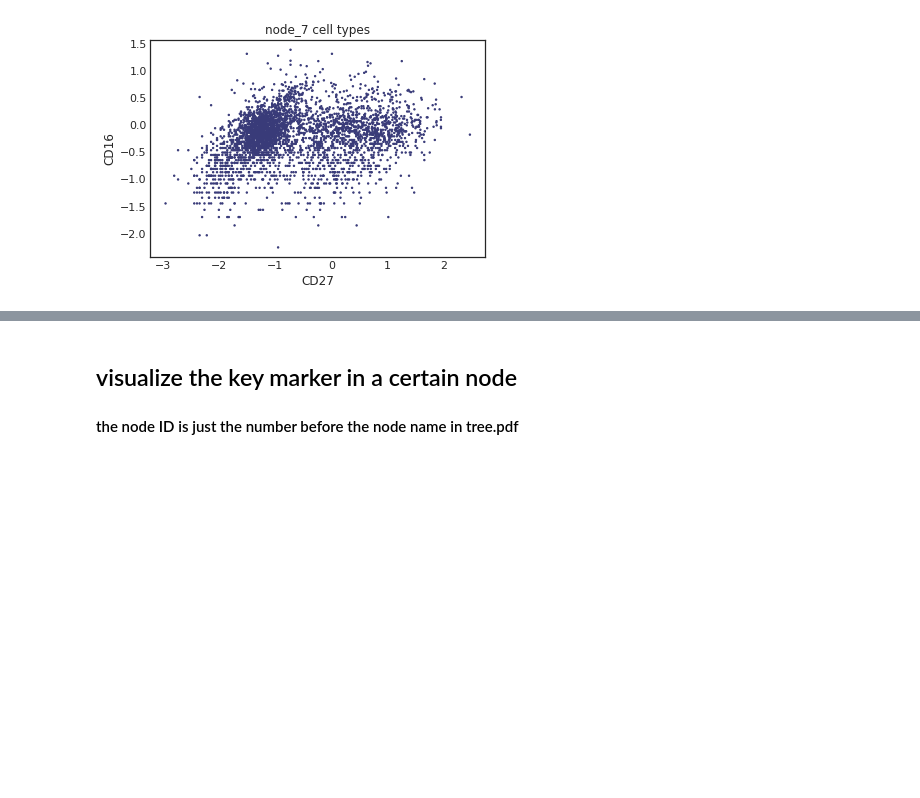
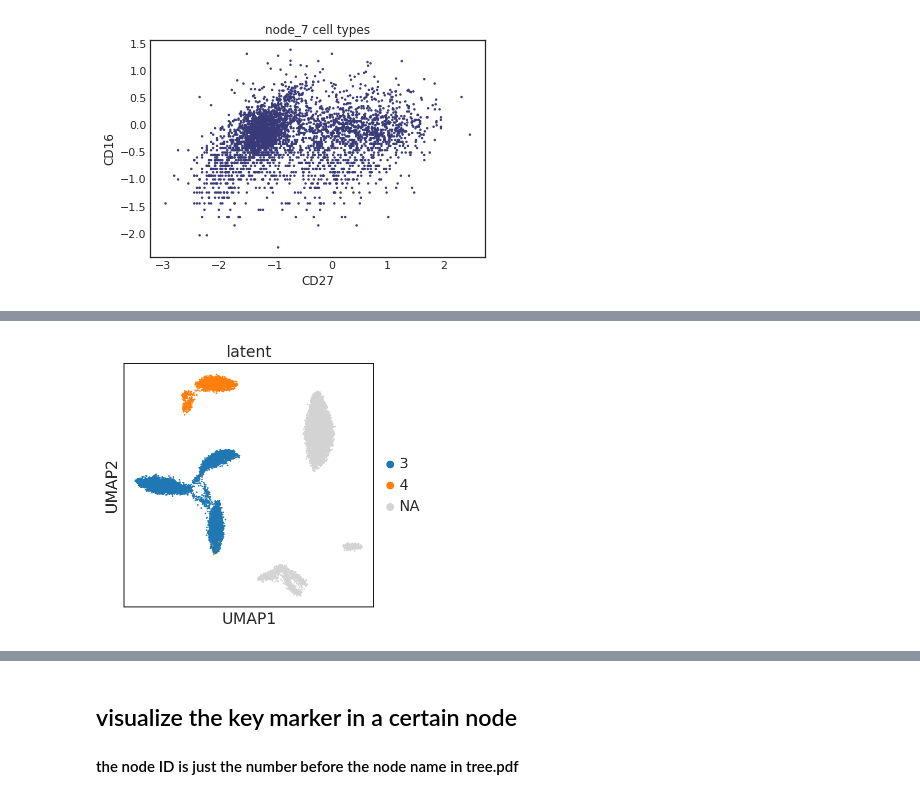
Before and after one commit to xinzhu-email/CITE-pool, a Jupyter notebook: AnalysisTutorial_rna.ipynb, the cells around one changed output, grey strips where cells are left out. Drawn from its saved outputs; the diff is of its cells as text; code cells hidden in the pictures; blank space fills up the shorter version.

```diff
--- a/AnalysisTutorial_rna.ipynb
+++ b/AnalysisTutorial_rna.ipynb
@@ -77,0 +69,4 @@ likelyhood gain:
+# %%
+idnew = '2_1'
+adata_new = sc.read_h5ad('../simulator_out/RNA_simulator_'+idnew+'.h5ad')
+# adata_new = md.preprocess(adata, normalize=True, log1p=True, hvg=False, scale=True)
@@ -77,0 +216,9 @@ likelyhood gain:
+# %%
+label_latent = pd.Series(index=adata_new.obs_names)
+label_latent.loc[newdict[3]] = '3'
+label_latent.loc[newdict[4]] = '4'
+
+adata_npp.obs['latent'] = label_latent
+sc.pl.umap(adata_npp,color='latent')
+# %% [output]
+[figure, added]
```
Also changed, not shown: parts of 26 cells of this notebook, 8 other files.
